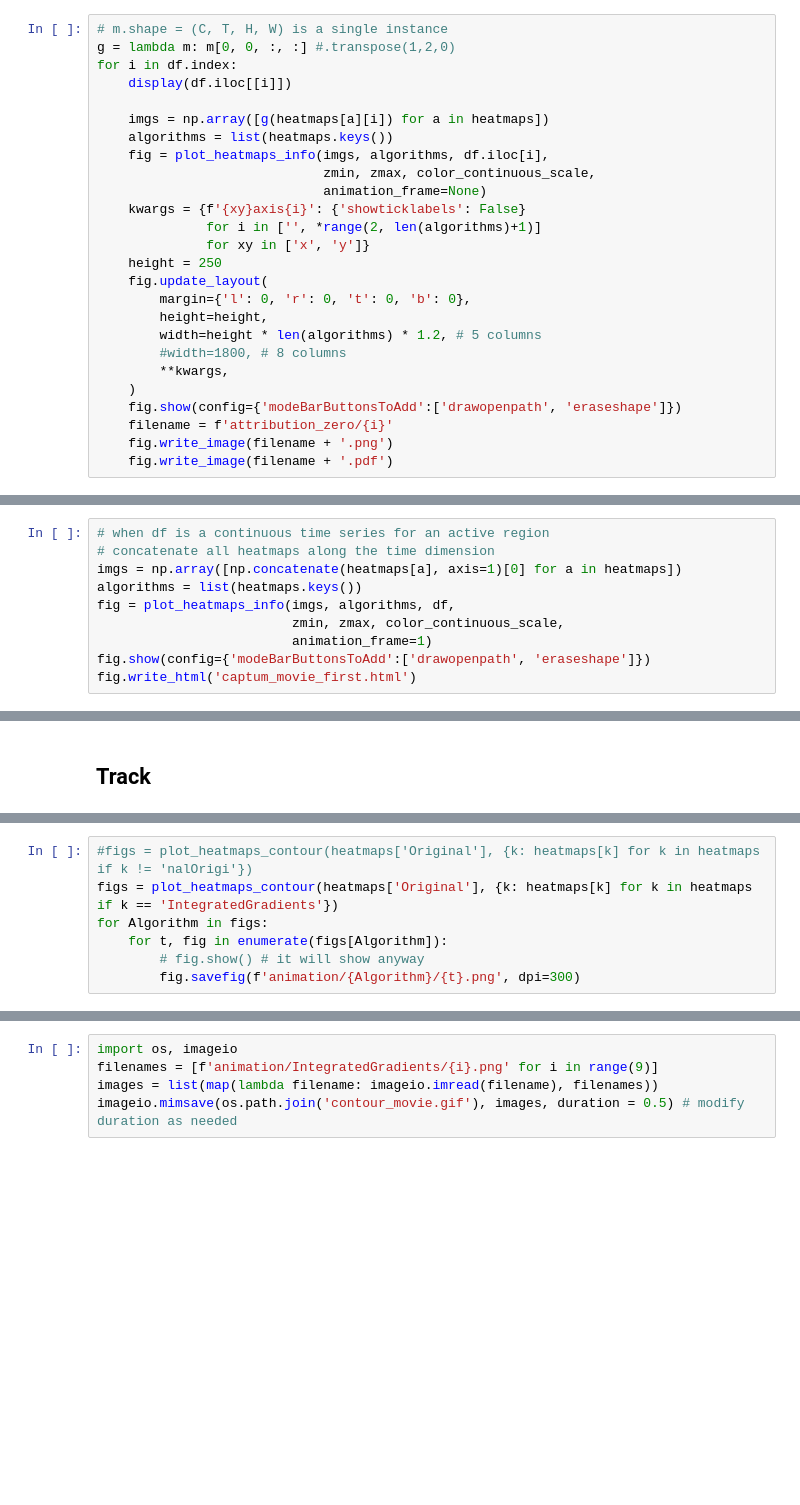
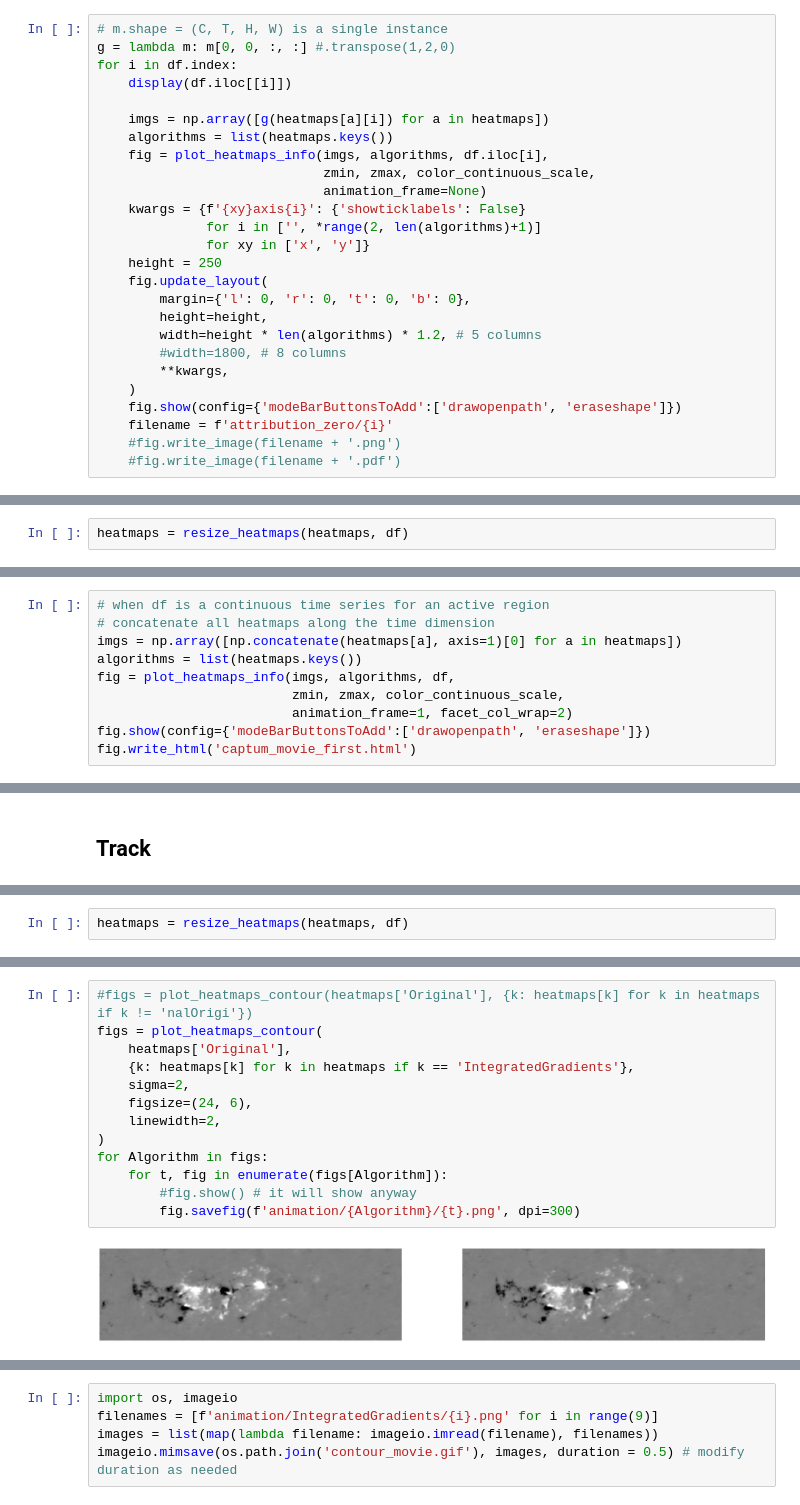
Before and after one commit to ZeyuSun/flare-prediction-smarp, a Jupyter notebook: notebooks/Captum.ipynb, the cells around one changed output, grey strips where cells are left out. Drawn from its saved outputs; the diff is of its cells as text; blank space fills up the shorter version.

```diff
--- a/notebooks/Captum.ipynb
+++ b/notebooks/Captum.ipynb
@@ -124,8 +139,8 @@ for i in df.index:
     )
     fig.show(config={'modeBarButtonsToAdd':['drawopenpath', 'eraseshape']})
     filename = f'attribution_zero/{i}'
-    fig.write_image(filename + '.png')
-    fig.write_image(filename + '.pdf')
+    #fig.write_image(filename + '.png')
+    #fig.write_image(filename + '.pdf')
 # %% [markdown]
 ## Movie with prediction with baseline first frame
 # %%
@@ -155,2 +172,4 @@ Approximation delta:  tensor([0.0283], device='cuda:0', dtype=torch.float64)
 # %%
 df.to_csv('_temp.csv')
+# %%
+heatmaps = resize_heatmaps(heatmaps, df)
@@ -161,7 +182,7 @@ imgs = np.array([np.concatenate(heatmaps[a], axis=1)[0] for a in heatmaps])
 algorithms = list(heatmaps.keys())
 fig = plot_heatmaps_info(imgs, algorithms, df,
                          zmin, zmax, color_continuous_scale,
-                         animation_frame=1)
+                         animation_frame=1, facet_col_wrap=2)
 fig.show(config={'modeBarButtonsToAdd':['drawopenpath', 'eraseshape']})
 fig.write_html('captum_movie_first.html')
 # %%
@@ -303,0 +311,2 @@ plt.hist(np.array(heatmaps['IntegratedGradients']).ravel(), bins=100)
+# %%
+heatmaps = resize_heatmaps(heatmaps, df)
@@ -304,7 +315,15 @@ plt.hist(np.array(heatmaps['IntegratedGradients']).ravel(), bins=100)
 # %%
 #figs = plot_heatmaps_contour(heatmaps['Original'], {k: heatmaps[k] for k in heatmaps if k != 'nalOrigi'})
-figs = plot_heatmaps_contour(heatmaps['Original'], {k: heatmaps[k] for k in heatmaps if k == 'IntegratedGradients'})
+figs = plot_heatmaps_contour(
+    heatmaps['Original'],
+    {k: heatmaps[k] for k in heatmaps if k == 'IntegratedGradients'},
+    sigma=2,
+    figsize=(24, 6),
+    linewidth=2,
+)
 for Algorithm in figs:
     for t, fig in enumerate(figs[Algorithm]):
-        # fig.show() # it will show anyway
+        #fig.show() # it will show anyway
         fig.savefig(f'animation/{Algorithm}/{t}.png', dpi=300)
+# %% [output]
+[figure, added]
```
Also changed, not shown: parts of 16 cells of this notebook, 1 other file.
